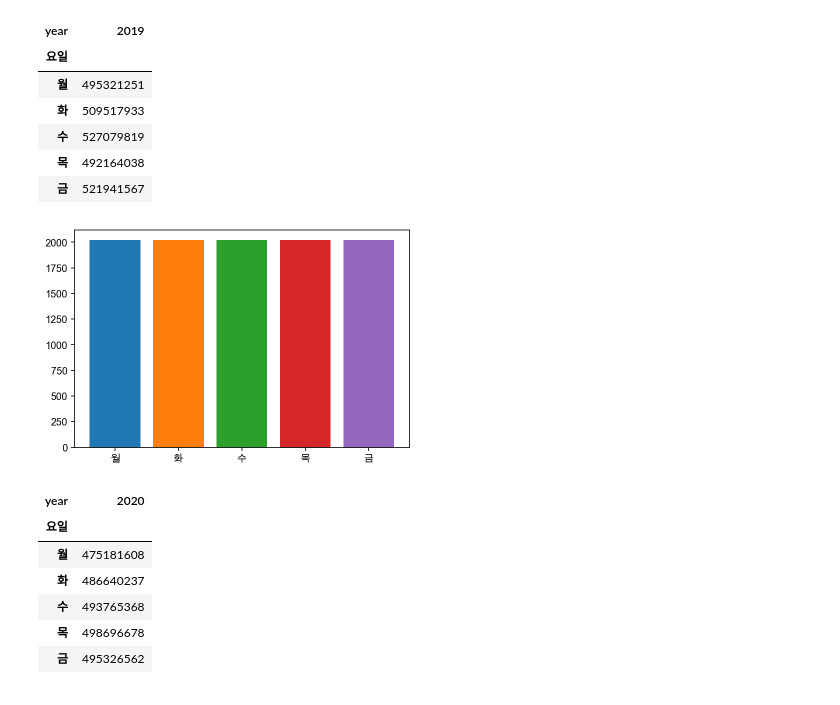
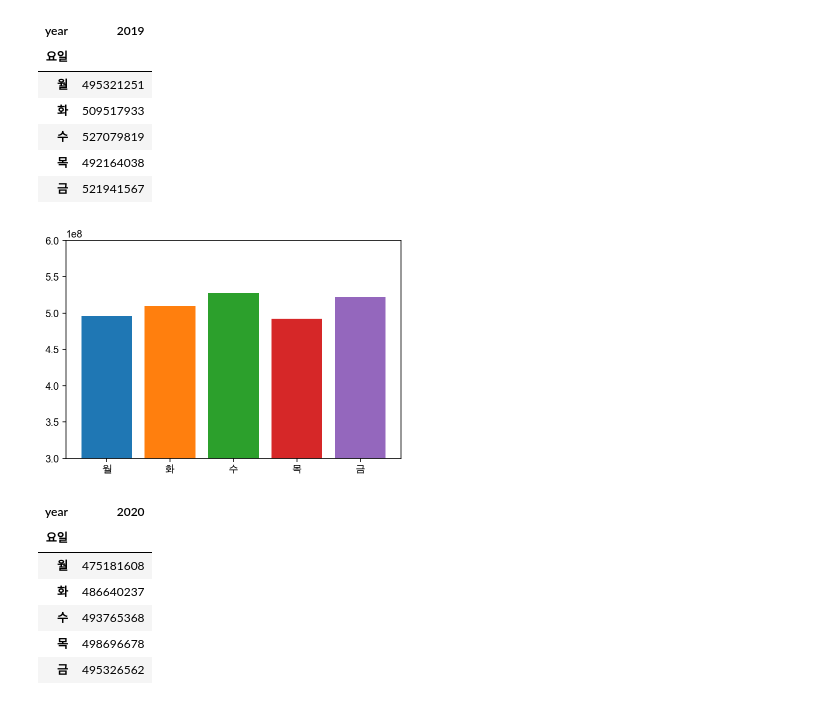
Before and after one commit to JIYOUNGL22/eda-project, a Jupyter notebook: n_.ipynb, the cells around one changed output. Saved outputs shown, nothing was run; the diff lists cells and outputs as text; code cells hidden in the pictures.

```diff
--- a/n_.ipynb
+++ b/n_.ipynb
@@ -150,19 +165,22 @@ dayofthweek_2019.loc[["월","화","수","목","금"]]
 # %%
 mon_2019 = dayofthweek_2019.loc[["월"]]
 tue_2019 = dayofthweek_2019.loc[["화"]]
 wed_2019 = dayofthweek_2019.loc[["수"]]
 thu_2019 = dayofthweek_2019.loc[["목"]]
 fri_2019 = dayofthweek_2019.loc[["금"]]
 
-plt.bar("월", mon_2019)
-plt.bar("화", tue_2019)
-plt.bar("수", wed_2019)
-plt.bar("목", thu_2019)
-plt.bar("금", fri_2019)
+plt.bar("월", int(mon_2019.values))
+plt.bar("화", int(tue_2019.values))
+plt.bar("수", int(wed_2019.values))
+plt.bar("목", int(thu_2019.values))
+plt.bar("금", int(fri_2019.values))
+
+plt.ylim([300000000, 600000000])
+
 
 plt.show()
 # %% [output]
-[figure, old version]
+[figure, new version]
 # %%
 dayofthweek_2020 = df_2020["총합"].groupby([df_2020["요일"],df_2020["year"]]).sum().unstack("year")
 dayofthweek_2020.loc[["월","화","수","목","금"]]
```
Also changed, not shown: parts of 16 cells of this notebook.
